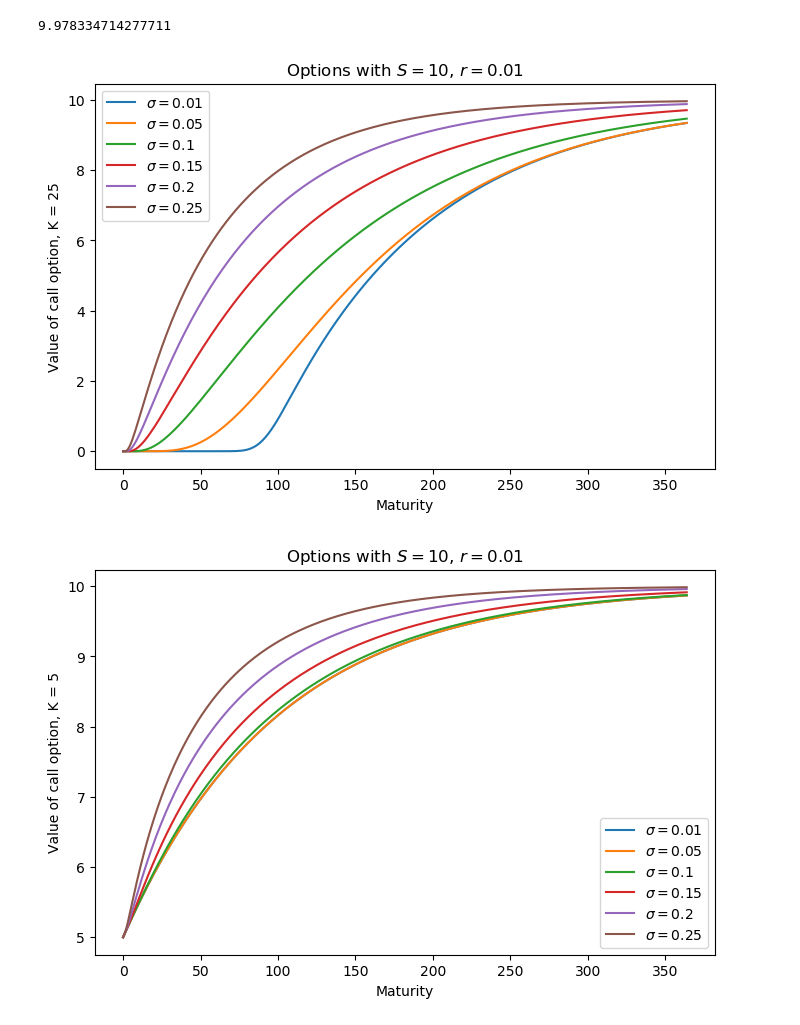
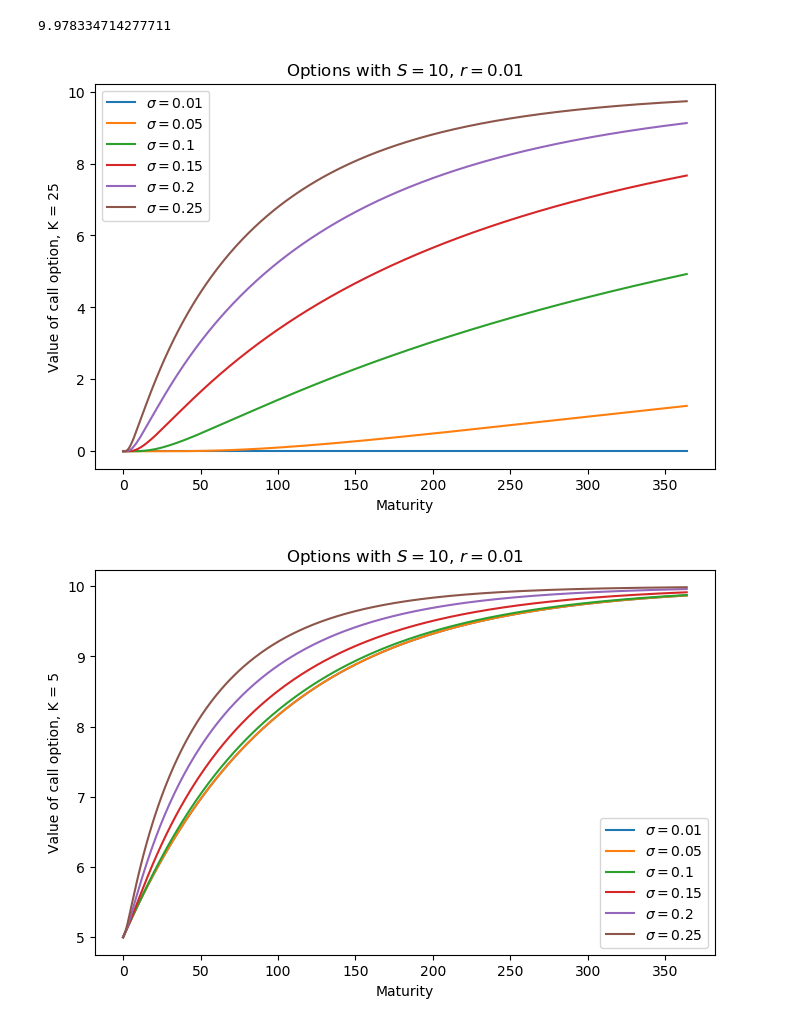
Before and after one commit to raaheim/Black-Scholes, a Jupyter notebook: Projet.ipynb, the cells around one changed output. Drawn from its saved outputs; the diff is of its cells as text; code cells hidden in the pictures.

```diff
--- a/Projet.ipynb
+++ b/Projet.ipynb
@@ -67,27 +67,27 @@ for i in range(T):
 # %%
 fig, ax = plt.subplots(figsize = (8,5))
 
 plt.title(r'Options with $S = 10$, $r = 0.01$')
 ax.set_xlabel('Maturity')
 S = 10
 K = 25
 T = 365
-r = 0.01
+r = 0.15**365
 
 ax.set_ylabel('Value of call option, K = ' + str(K), color='black')
 
 for sigma in [0.01,0.05,0.1,0.15,0.20,0.25]:
     call_val = np.zeros(T)
     maturity = np.zeros(T)
     for i in range(T):
         call_val[i] = call(S, K, T, r, sigma,i+1)
         maturity[i] = T-i-1
     ax.plot(maturity,call_val, label = r'$\sigma =$' +str(sigma))
 
 ax.legend()
 plt.show()
 # %% [output]
-[figure, old version]
+[figure, new version]
 # %%
 fig, ax = plt.subplots(figsize = (8,5))
 
```
Also changed, not shown: 2 other files.
